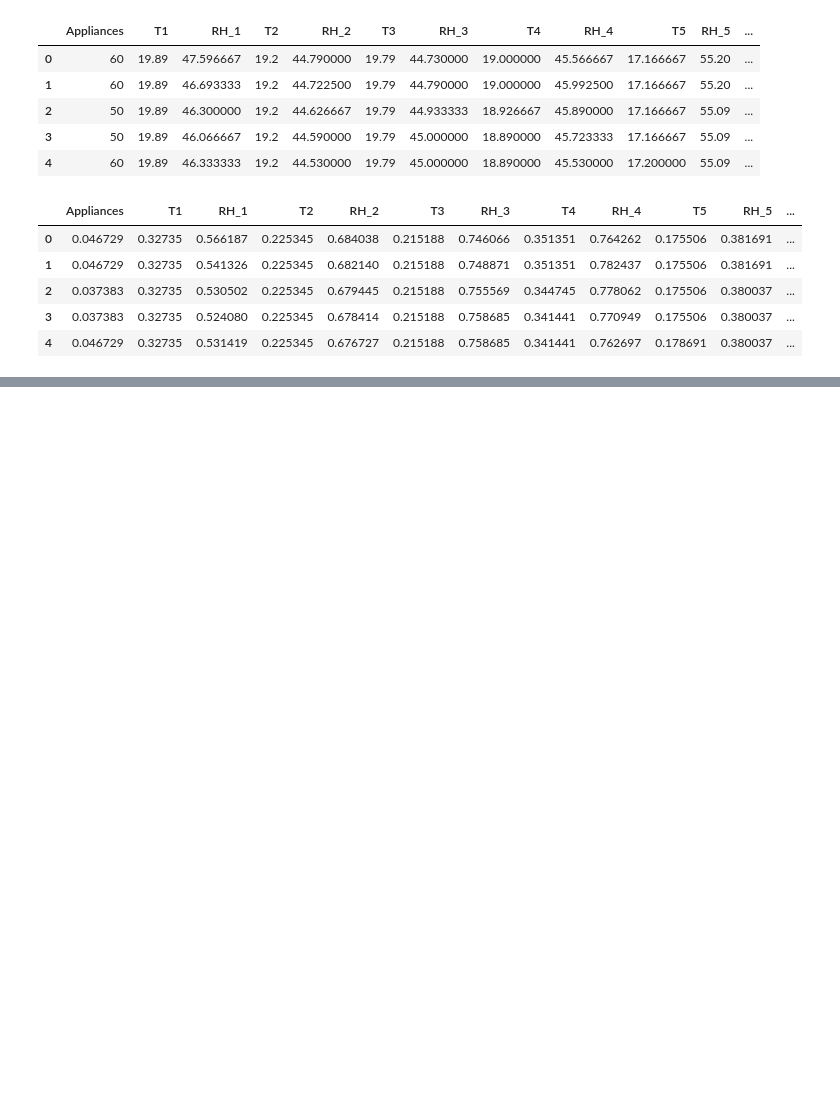
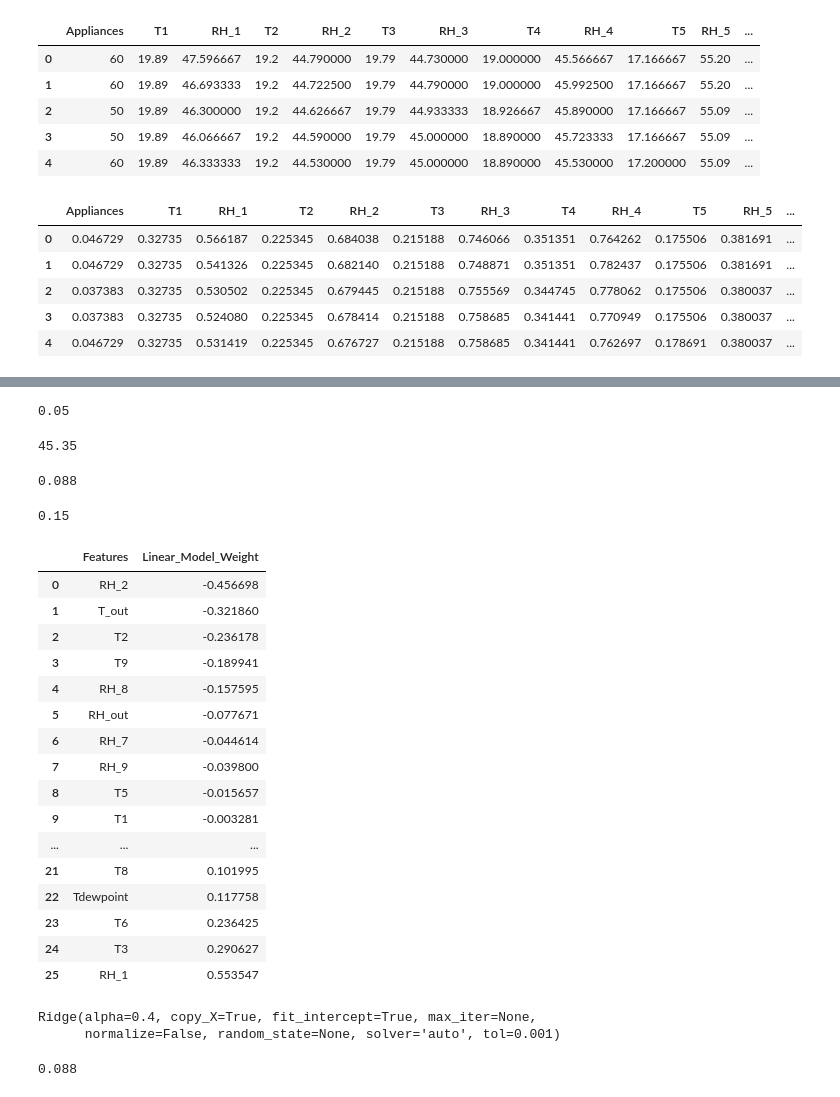
Before and after one commit to craftword/Colab, a Jupyter notebook: Hamoye_StageB.ipynb, the cells around one changed output, grey strips where cells are left out. Drawn from its saved outputs; the diff is of its cells as text; code cells hidden in the pictures; blank space fills up the shorter version.

```diff
--- a/Hamoye_StageB.ipynb
+++ b/Hamoye_StageB.ipynb
@@ -66,0 +63,76 @@ array([0.03322207, 0.24411599, 0.03400024, ..., 0.06844707, 0.10032325,
+# %%
+## Question 13 Mean Absolute Error (in two decimal places)
+from sklearn.metrics import mean_absolute_error
+mae = mean_absolute_error(y_test, predicted_values)
+round(mae, 2)
+# %% [output]
+0.05
+# %%
+## Question 14 Residual Sum of Squares (in two decimal places)
+rss = np.sum(np.square(y_test - predicted_values))
+round(rss, 2)
+# %% [output]
+45.35
+# %%
+## Question 15  Root Mean Squared Error (in three decimal places)
+from sklearn.metrics import  mean_squared_error
+rmse = np.sqrt(mean_squared_error(y_test, predicted_values))
+round(rmse, 3)
+# %% [output]
+0.088
+# %%
+## Question 16 What is the Coefficient of Determination (in two decimal places)
+
+from sklearn.metrics import r2_score
+r2_score = r2_score(y_test, predicted_values)
+round(r2_score, 2)
+# %% [output]
+0.15
+# %%
+## Function to get weights
+#comparing the effects of regularisation
+def get_weights_df(model, feat, col_name) :
+    #this function returns the weight of every feature
+    weights = pd.Series(model.coef_, feat.columns).sort_values()
+    weights_df = pd.DataFrame(weights).reset_index()
+    weights_df.columns = ['Features' , col_name]
+    weights_df[col_name].round( 3 )
+    return weights_df
+# %%
+##  Question 17 lowest and highest weight in linear model
+linear_model_weights = get_weights_df(linear_model, x_train, 'Linear_Model_Weight' )
+linear_model_weights
+# %% [output]
+|  | Features | Linear_Model_Weight |
+| 0 | RH_2 | -0.456698 |
+| 1 | T_out | -0.321860 |
+| 2 | T2 | -0.236178 |
+| 3 | T9 | -0.189941 |
+| 4 | RH_8 | -0.157595 |
+| 5 | RH_out | -0.077671 |
+| 6 | RH_7 | -0.044614 |
+| 7 | RH_9 | -0.039800 |
+| 8 | T5 | -0.015657 |
+| 9 | T1 | -0.003281 |
+| ... | ... | ... |
+| 21 | T8 | 0.101995 |
+| 22 | Tdewpoint | 0.117758 |
+| 23 | T6 | 0.236425 |
+| 24 | T3 | 0.290627 |
+| 25 | RH_1 | 0.553547 |
+# %%
+## Question 18
+
+from sklearn.linear_model import Ridge # L2 Regularization
+ridge_reg = Ridge(alpha= 0.4 )
+ridge_reg.fit(x_train, y_train)
+# %% [output]
+Ridge(alpha=0.4, copy_X=True, fit_intercept=True, max_iter=None,
+      normalize=False, random_state=None, solver='auto', tol=0.001)
+# %%
+#obtain predictions
+predicted_values_rig = ridge_reg.predict(x_test)
+rmse = np.sqrt(mean_squared_error(y_test, predicted_values_rig))
+round(rmse, 3)
+# %% [output]
+0.088
```
Also changed, not shown: parts of 5 cells of this notebook.
